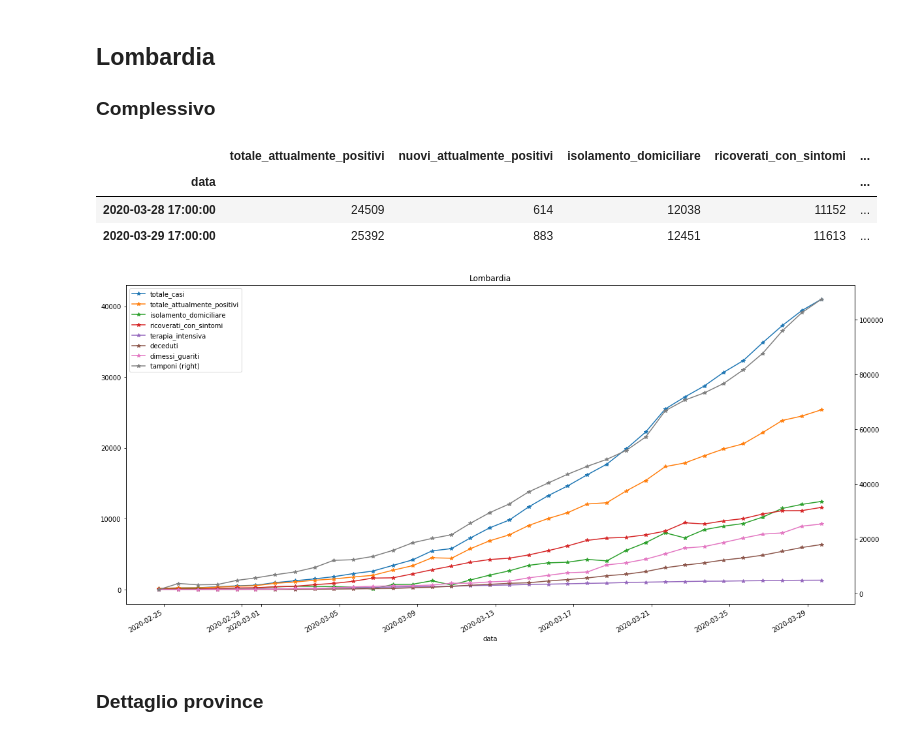
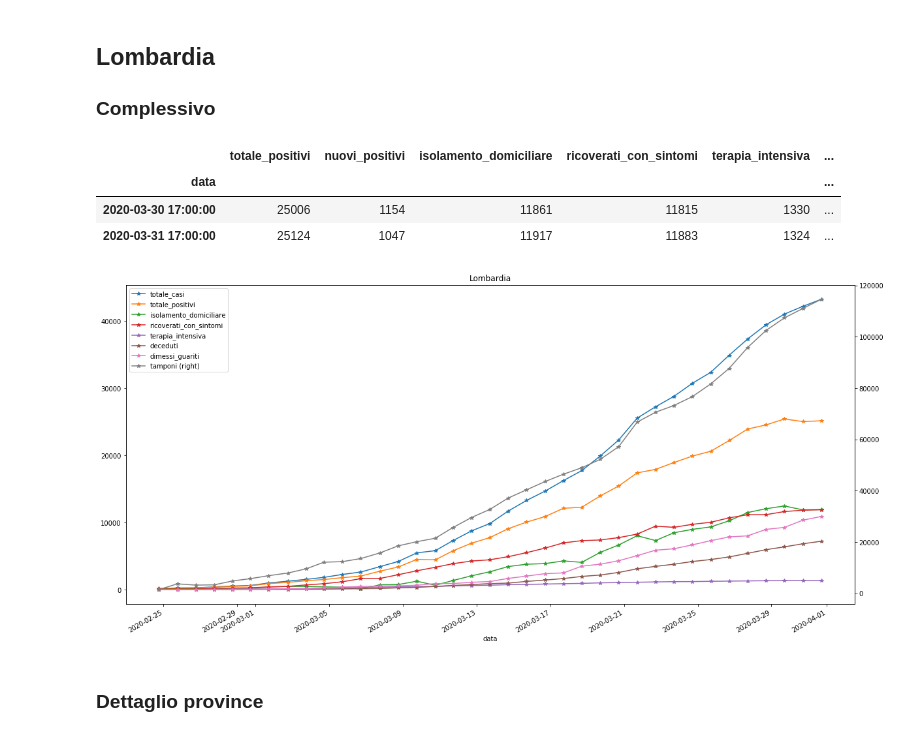
Before and after one commit to martinomiani/covid-19, a Jupyter notebook: COVID.ipynb, the cells around one changed output. Drawn from its saved outputs; the diff is of its cells as text; code cells hidden in the pictures.

```diff
--- a/COVID.ipynb
+++ b/COVID.ipynb
@@ -24,32 +24,32 @@ df_prov = df_prov_raw.set_index('data')
 ### Complessivo
 # %%
 display(df_reg[df_reg['denominazione_regione']=='Lombardia'].loc[df_reg.index.unique()[-2:],
-                                                                 ['totale_attualmente_positivi',
-                                                                  'nuovi_attualmente_positivi',
+                                                                 ['totale_positivi',
+                                                                  'nuovi_positivi',
                                                                   'isolamento_domiciliare',
                                                                   'ricoverati_con_sintomi',
                                                                   'terapia_intensiva',
                                                                   'deceduti',
                                                                   'dimessi_guariti']])
 plt.rcParams['figure.figsize'] = [20, 10]
 df_reg[df_reg['denominazione_regione']=='Lombardia'].loc[:, ['totale_casi',
-                                                             'totale_attualmente_positivi',
+                                                             'totale_positivi',
                                                              'isolamento_domiciliare',
                                                              'ricoverati_con_sintomi',
                                                              'terapia_intensiva',
                                                              'deceduti',
                                                              'dimessi_guariti',
                                                              'tamponi']].plot(secondary_y=['tamponi'],
                                                                                       title='Lombardia',
                                                                                       style='*-')
 
 plt.show()
 # %% [output]
-|  | totale_attualmente_positivi | nuovi_attualmente_positivi | isolamento_domiciliare | ricoverati_con_sintomi | ... |
-| data |  |  |  |  | ... |
-| 2020-03-28 17:00:00 | 24509 | 614 | 12038 | 11152 | ... |
-| 2020-03-29 17:00:00 | 25392 | 883 | 12451 | 11613 | ... |
+|  | totale_positivi | nuovi_positivi | isolamento_domiciliare | ricoverati_con_sintomi | terapia_intensiva | ... |
+| data |  |  |  |  |  | ... |
+| 2020-03-30 17:00:00 | 25006 | 1154 | 11861 | 11815 | 1330 | ... |
+| 2020-03-31 17:00:00 | 25124 | 1047 | 11917 | 11883 | 1324 | ... |
-[figure, old version]
+[figure, new version]
 # %% [markdown]
 ### Dettaglio province
 # %%
```
Also changed, not shown: parts of 3 cells of this notebook.
